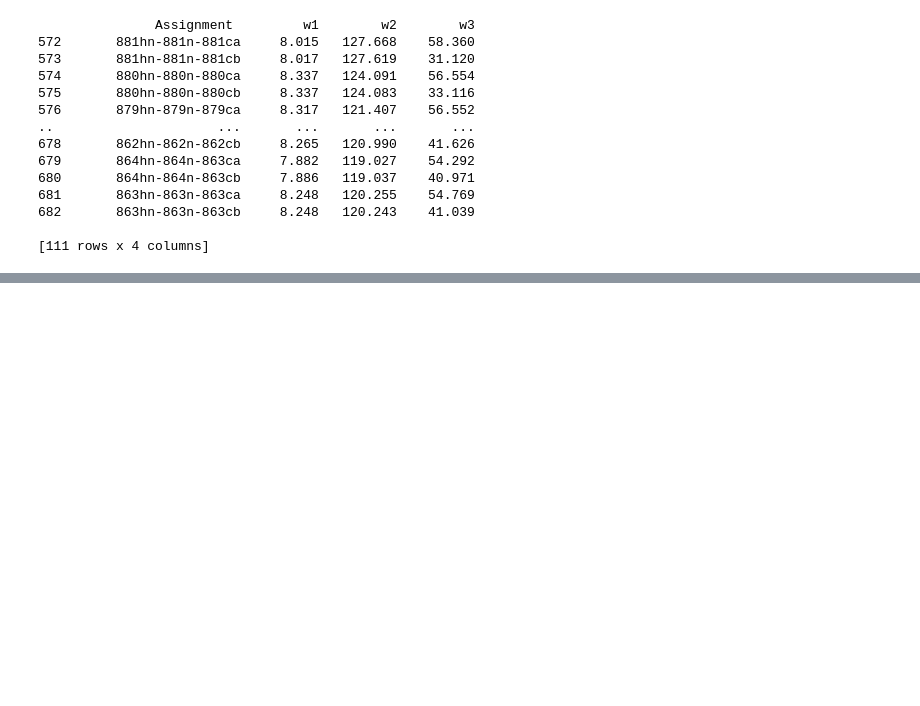
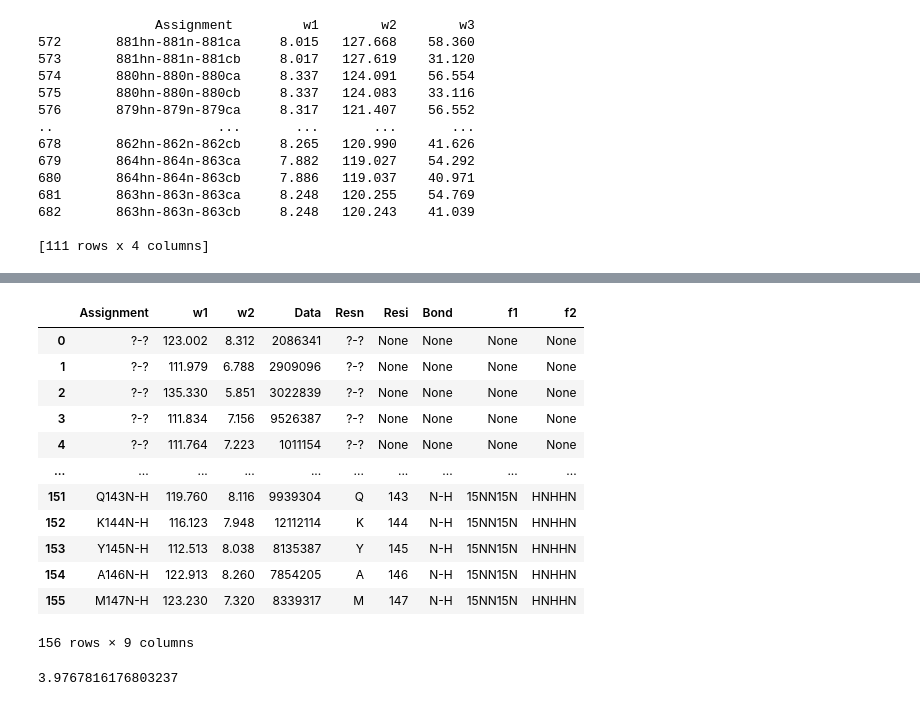
Before and after one commit to tuttlelm/nmr_tools, a Jupyter notebook: read_xpks.ipynb, the cells around one changed output, grey strips where cells are left out. Cells and saved outputs as stored; diff of their text form; code cells hidden in the pictures; blank space fills up the shorter version.

```diff
--- a/read_xpks.ipynb
+++ b/read_xpks.ipynb
@@ -245,0 +367,22 @@ print(sparky_list)
+# %%
+#print(xpk_header)
+lists[expname]#['f1'].unique()
+# %% [output]
+|  | Assignment | w1 | w2 | Data | Resn | Resi | Bond | f1 | f2 |
+| 0 | ?-? | 123.002 | 8.312 | 2086341 | ?-? | None | None | None | None |
+| 1 | ?-? | 111.979 | 6.788 | 2909096 | ?-? | None | None | None | None |
+| 2 | ?-? | 135.330 | 5.851 | 3022839 | ?-? | None | None | None | None |
+| 3 | ?-? | 111.834 | 7.156 | 9526387 | ?-? | None | None | None | None |
+| 4 | ?-? | 111.764 | 7.223 | 1011154 | ?-? | None | None | None | None |
+| ... | ... | ... | ... | ... | ... | ... | ... | ... | ... |
+| 151 | Q143N-H | 119.760 | 8.116 | 9939304 | Q | 143 | N-H | 15NN15N | HNHHN |
+| 152 | K144N-H | 116.123 | 7.948 | 12112114 | K | 144 | N-H | 15NN15N | HNHHN |
+| 153 | Y145N-H | 112.513 | 8.038 | 8135387 | Y | 145 | N-H | 15NN15N | HNHHN |
+| 154 | A146N-H | 122.913 | 8.260 | 7854205 | A | 146 | N-H | 15NN15N | HNHHN |
+| 155 | M147N-H | 123.230 | 7.320 | 8339317 | M | 147 | N-H | 15NN15N | HNHHN |
+156 rows × 9 columns
+# %%
+500.131988525/50.6839981079
+500.131988525/125.763000488
+# %% [output]
+3.9767816176803237
```
Also changed, not shown: parts of 7 cells of this notebook.
